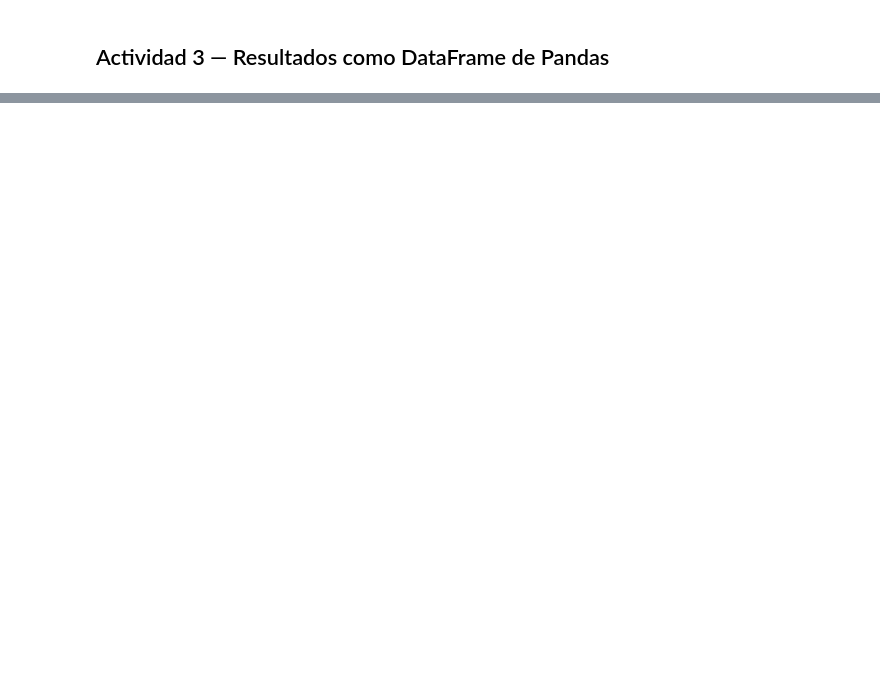
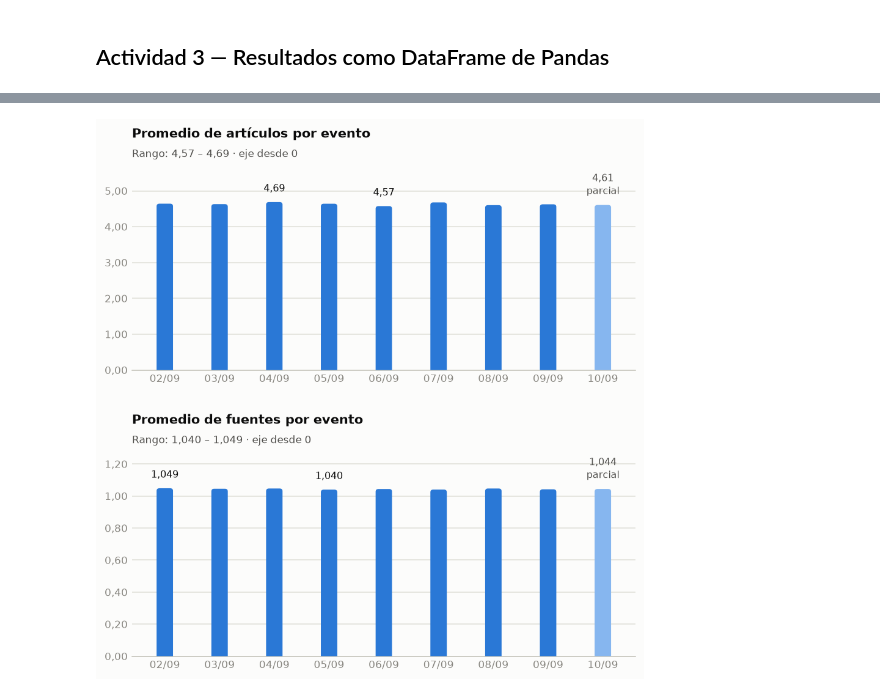
Before and after one commit to agusscarmu/Ingenieria_de_datos, a Jupyter notebook: TP1/TP1.ipynb, the cells around one changed output, grey strips where cells are left out. Cells and saved outputs as stored; diff of their text form; code cells hidden in the pictures; blank space fills up the shorter version.

```diff
--- a/TP1/TP1.ipynb
+++ b/TP1/TP1.ipynb
@@ -431,0 +477,24 @@ porque los archivos de 15 minutos no contienen la misma cantidad de eventos.
+# %%
+# Paneles apilados y no lado a lado: en dos columnas las etiquetas del eje x se solapan.
+fig, axes = plt.subplots(2, 1, figsize=(7.6, 7.4))
+
+art = df_resultados["promedio_articulos_por_evento"]
+grafico_barras(
+    axes[0], etiquetas, art,
+    "Promedio de artículos por evento",
+    f"Rango: {decimal(art.min())} – {decimal(art.max())} · eje desde 0",
+    decimal, idx_parcial,
+)
+
+fue = df_resultados["promedio_fuentes_por_evento"]
+grafico_barras(
+    axes[1], etiquetas, fue,
+    "Promedio de fuentes por evento",
+    f"Rango: {decimal3(fue.min())} – {decimal3(fue.max())} · eje desde 0",
+    decimal, idx_parcial, fmt_etiqueta=decimal3,
+)
+
+fig.subplots_adjust(hspace=0.42)
+plt.show()
+# %% [output]
+[figure, added]
```
Also changed, not shown: parts of 11 cells of this notebook, 1 other file.
